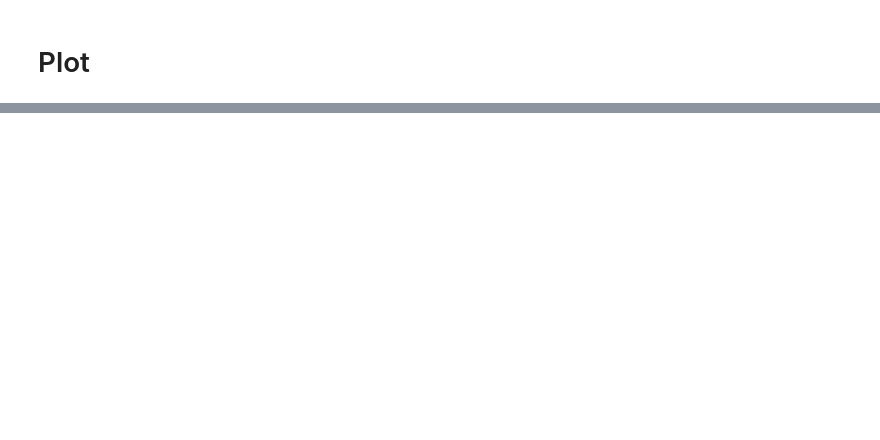
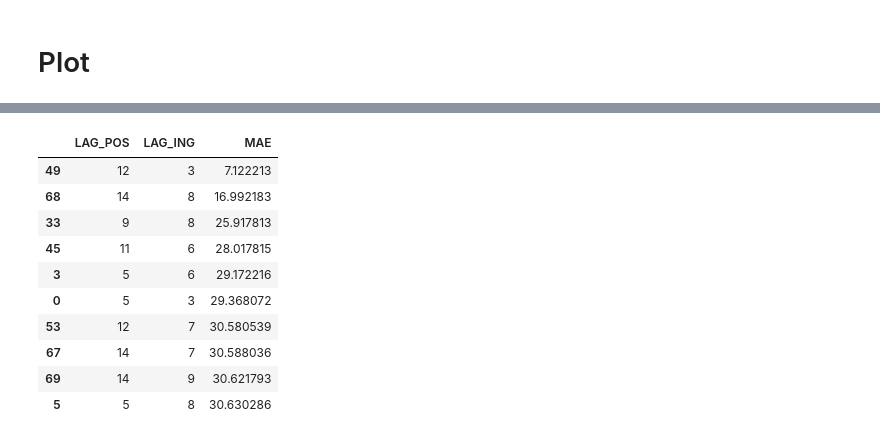
Before and after one commit to mathieuteti2002/COVID-19-ICU-Occupancy-Prediction-with-AI, a Jupyter notebook: covid_ia_prediction.ipynb, the cells around one changed output, grey strips where cells are left out. Saved outputs shown, nothing was run; the diff lists cells and outputs as text; code cells hidden in the pictures; blank space fills up the shorter version.

```diff
--- a/covid_ia_prediction.ipynb
+++ b/covid_ia_prediction.ipynb
@@ -182,0 +172,88 @@ plt.show()
+# %%
+from prophet import Prophet
+from sklearn.metrics import mean_absolute_error
+import pandas as pd
+
+# Intervalli di lag da testare
+lag_pos_range = range(5, 16)   # es. da 5 a 15 giorni
+lag_ing_range = range(3, 10)   # es. da 3 a 9 giorni
+
+risultati = []
+
+for lag_pos in lag_pos_range:
+    for lag_ing in lag_ing_range:
+        df_copy = df.copy()
+
+        # Calcolo colonne lag
+        df_copy["positivi_lag"] = df_copy["nuovi_positivi"].shift(lag_pos)
+        df_copy["ingressi_lag"] = df_copy["ingressi_terapia_intensiva"].shift(lag_ing)
+        df_copy["y"] = df_copy["y"].rolling(3, center=True).median().bfill()
+        df_copy["cap"] = df_copy["cap"]
+        df_copy["floor"] = 0
+        df_copy["ds"] = df_copy["ds"]
+
+        # Costruzione df_model
+        df_model = df_copy[["ds", "y", "positivi_lag", "ingressi_lag", "cap", "floor"]].dropna()
+
+        # Split: ultimi 30 giorni come test
+        df_train = df_model[:-30]
+        df_test = df_model[-30:]
+
+        model = Prophet(growth="logistic", daily_seasonality=True, changepoint_prior_scale=0.3)
+        model.add_regressor("positivi_lag")
+        model.add_regressor("ingressi_lag")
+        model.fit(df_train)
+
+        # Previsione solo sul test set
+        future = df_test[["ds", "positivi_lag", "ingressi_lag", "cap", "floor"]].copy()
+        forecast = model.predict(future)
+
+        # Calcolo MAE
+        forecast_test = forecast[forecast["ds"].isin(df_test["ds"])]
+        prev = forecast_test[["ds", "yhat"]].set_index("ds").join(
+            df_test.set_index("ds")[["y"]], how="inner").dropna()
+
+        errore = mean_absolute_error(prev["y"], prev["yhat"])
+
+        risultati.append({
+            "LAG_POS": lag_pos,
+            "LAG_ING": lag_ing,
+            "MAE": errore
+        })
+
+df_train[["y", "cap", "floor"]].head()
+
+# Mostra risultati ordinati
+df_risultati = pd.DataFrame(risultati).sort_values("MAE")
+display(df_risultati.head(10))
+
+# Trova combinazione con MAE minimo
+migliore = df_risultati.iloc[0]
+lag_pos = int(migliore["LAG_POS"])
+lag_ing = int(migliore["LAG_ING"])
+print(f"Miglior risultato trovato: LAG_POS={lag_pos}, LAG_ING={lag_ing}, MAE={migliore['MAE']:.2f}")
+
+# Ricalcola il modello solo per la combinazione ottimale
+df_copy = df.copy()
+df_copy["positivi_lag"] = df_copy["nuovi_positivi"].shift(lag_pos)
+df_copy["ingressi_lag"] = df_copy["ingressi_terapia_intensiva"].shift(lag_ing)
+df_copy["y"] = df_copy["y"].rolling(3, center=True).median().bfill()
+df_copy["cap"] = df_copy["cap"]
+df_copy["floor"] = 0
+
+df_model = df_copy[["ds", "y", "positivi_lag", "ingressi_lag", "cap", "floor"]].dropna()
+df_train = df_model[:-30]
+df_test = df_model[-30:]
+model = Prophet(growth="logistic", daily_seasonality=True, changepoint_prior_scale=0.3)
+model.add_regressor("positivi_lag")
+model.add_regressor("ingressi_lag")
+model.fit(df_train)
+
+forecast_test = forecast[forecast["ds"].isin(df_test["ds"])]
+prev = forecast_test[["ds", "yhat"]].set_index("ds").join(
+    df_test.set_index("ds")[["y"]], how="inner").dropna()
+
+# Stampa risultati
+print(prev[["y", "yhat"]].head(10))
+print("MAE ricalcolato:", mean_absolute_error(prev["y"], prev["yhat"]))
+# %% [output]
@@ -182,0 +277,11 @@ plt.show()
+|  | LAG_POS | LAG_ING | MAE |
+| 49 | 12 | 3 | 7.122213 |
+| 68 | 14 | 8 | 16.992183 |
+| 33 | 9 | 8 | 25.917813 |
+| 45 | 11 | 6 | 28.017815 |
+| 3 | 5 | 6 | 29.172216 |
+| 0 | 5 | 3 | 29.368072 |
+| 53 | 12 | 7 | 30.580539 |
+| 67 | 14 | 7 | 30.588036 |
+| 69 | 14 | 9 | 30.621793 |
+| 5 | 5 | 8 | 30.630286 |
```
Also changed, not shown: parts of 15 cells of this notebook.
